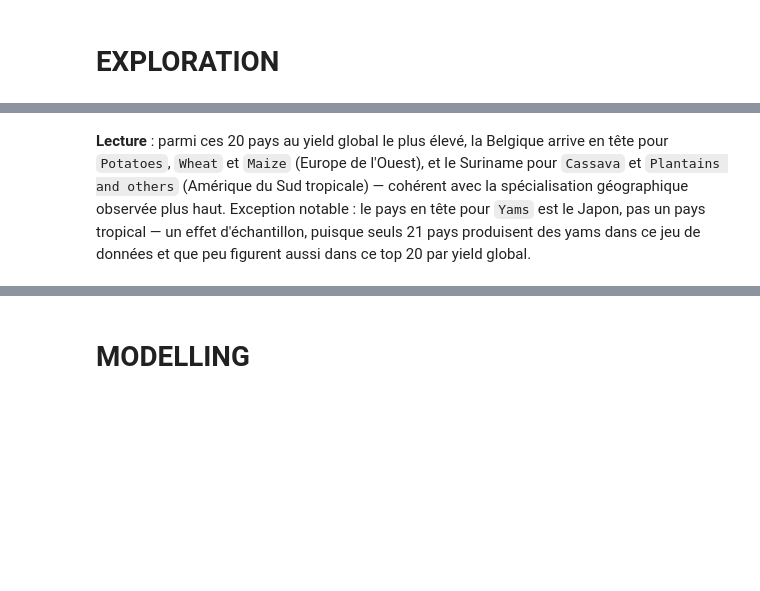
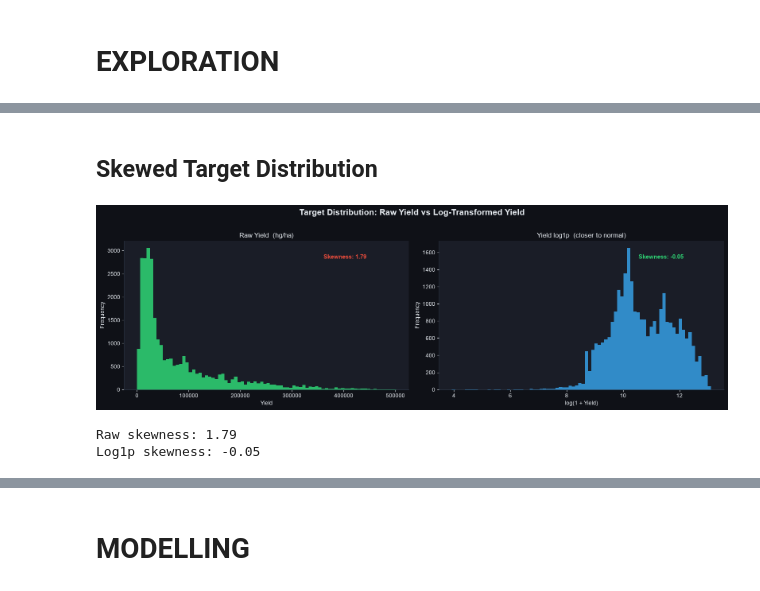
Before and after one commit to olivierbinder/agri, a Jupyter notebook: notebooks/agri.ipynb, the cells around one changed output, grey strips where cells are left out. Saved outputs shown, nothing was run; the diff lists cells and outputs as text; code cells hidden in the pictures; blank space fills up the shorter version.

```diff
--- a/notebooks/agri.ipynb
+++ b/notebooks/agri.ipynb
@@ -1351,2 +273,56 @@ Yams                       Japan  211343.0
-# %% [markdown]
-**Lecture** : parmi ces 20 pays au yield global le plus élevé, la Belgique arrive en tête pour `Potatoes`, `Wheat` et `Maize` (Europe de l'Ouest), et le Suriname pour `Cassava` et `Plantains and others` (Amérique du Sud tropicale) — cohérent avec la spécialisation géographique observée plus haut. Exception notable : le pays en tête pour `Yams` est le Japon, pas un pays tropical — un effet d'échantillon, puisque seuls 21 pays produisent des yams dans ce jeu de données et que peu figurent aussi dans ce top 20 par yield global.
+# %% [markdown]
+## Skewed Target Distribution
+# %%
+fig, axes = plt.subplots(1, 2, figsize=(16, 5))
+fig.suptitle(
+    "Target Distribution: Raw Yield vs Log-Transformed Yield",
+    fontsize=15,
+    fontweight="bold",
+    y=1.02,
+)
+
+# Raw distribution
+axes[0].hist(agri["yield"], bins=80, color=ACCENT, edgecolor="none", alpha=0.9)
+axes[0].set_title("Raw Yield  (hg/ha)", fontsize=12)
+axes[0].set_xlabel("Yield")
+axes[0].set_ylabel("Frequency")
+skew_raw = agri["yield"].skew()
+axes[0].text(
+    0.7,
+    0.88,
+    f"Skewness: {skew_raw:.2f}",
+    transform=axes[0].transAxes,
+    color="#e74c3c",
+    fontsize=11,
+    fontweight="bold",
+)
+
+# Log-transformed distribution
+log_yield = np.log1p(agri["yield"])  # log transform.
+axes[1].hist(log_yield, bins=80, color="#3498db", edgecolor="none", alpha=0.9)
+axes[1].set_title("Yield log1p  (closer to normal)", fontsize=12)
+axes[1].set_xlabel("log(1 + Yield)")
+axes[1].set_ylabel("Frequency")
+skew_log = log_yield.skew()
+axes[1].text(
+    0.7,
+    0.88,
+    f"Skewness: {skew_log:.2f}",
+    transform=axes[1].transAxes,
+    color=ACCENT,
+    fontsize=11,
+    fontweight="bold",
+)
+
+plt.tight_layout()
+plt.savefig(
+    PLOTS / "fig_target_dist.png", dpi=150, bbox_inches="tight", facecolor=BG_COLOR
+)
+plt.show()
+
+print(f"Raw skewness: {skew_raw:.2f}")
+print(f"Log1p skewness: {skew_log:.2f}")
+# %% [output]
+[figure, added]
+Raw skewness: 1.79
+Log1p skewness: -0.05
```
Also changed, not shown: parts of 102 cells of this notebook, 27 other files.
